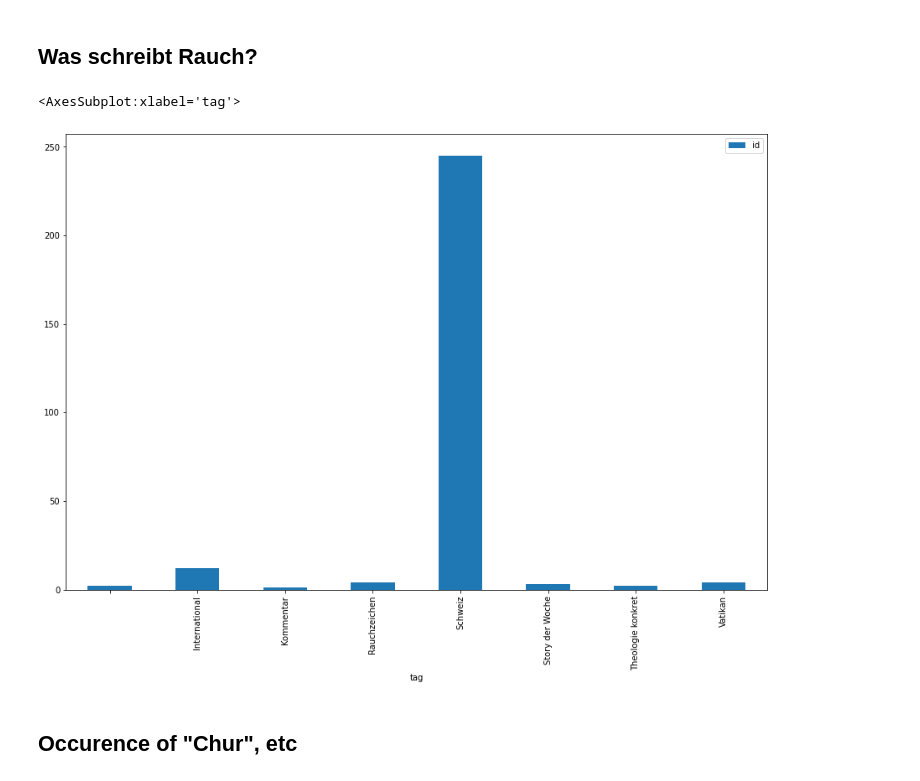
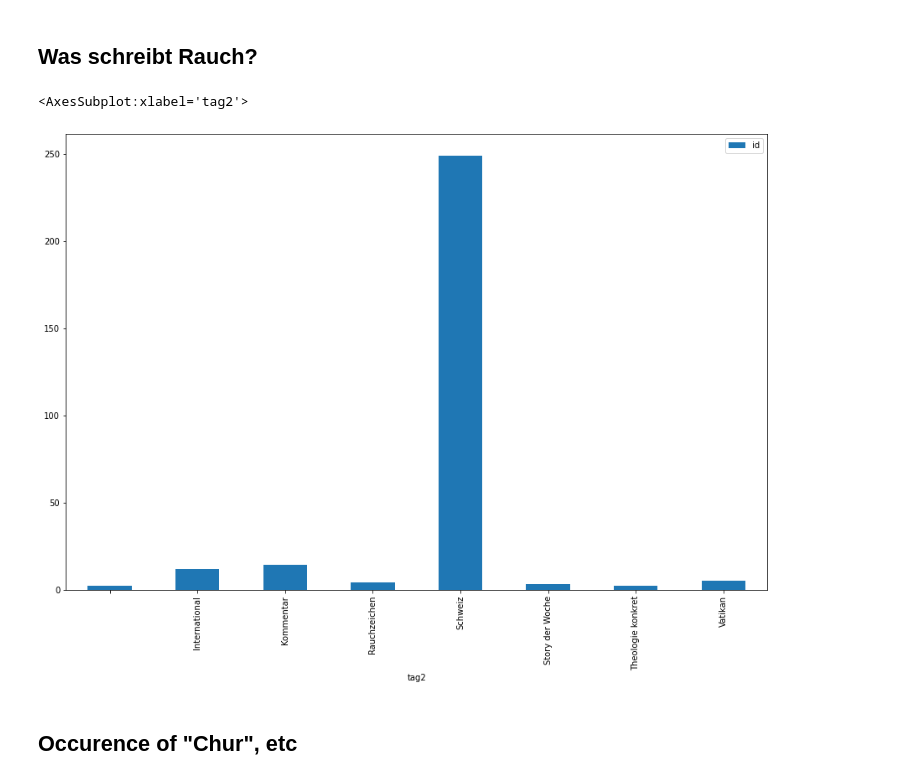
Before and after one commit to simonhuwiler/kathch, a Jupyter notebook: src/3_analyse.ipynb, the cells around one changed output. Saved outputs shown, nothing was run; the diff lists cells and outputs as text; code cells hidden in the pictures.

```diff
--- a/src/3_analyse.ipynb
+++ b/src/3_analyse.ipynb
@@ -132,15 +132,15 @@ gr[['Kommentar']].plot.line()
 # %%
 df_data = df.copy()
 
 df_data['author'] = df_data['author'].str.lower()
 
 df_data = df_data[df_data.author == 'raphael rauch']
 
 # Group Category
-df_data.groupby('tag').agg({'id': 'count'}).plot.bar()
+df_data.groupby('tag2').agg({'id': 'count'}).plot.bar()
 # %% [output]
-<AxesSubplot:xlabel='tag'>
+<AxesSubplot:xlabel='tag2'>
-[figure, old version]
+[figure, new version]
 # %% [markdown]
 ## Occurence of "Chur", etc
 # %%
```
Also changed, not shown: parts of 10 cells of this notebook, 3 other files.
